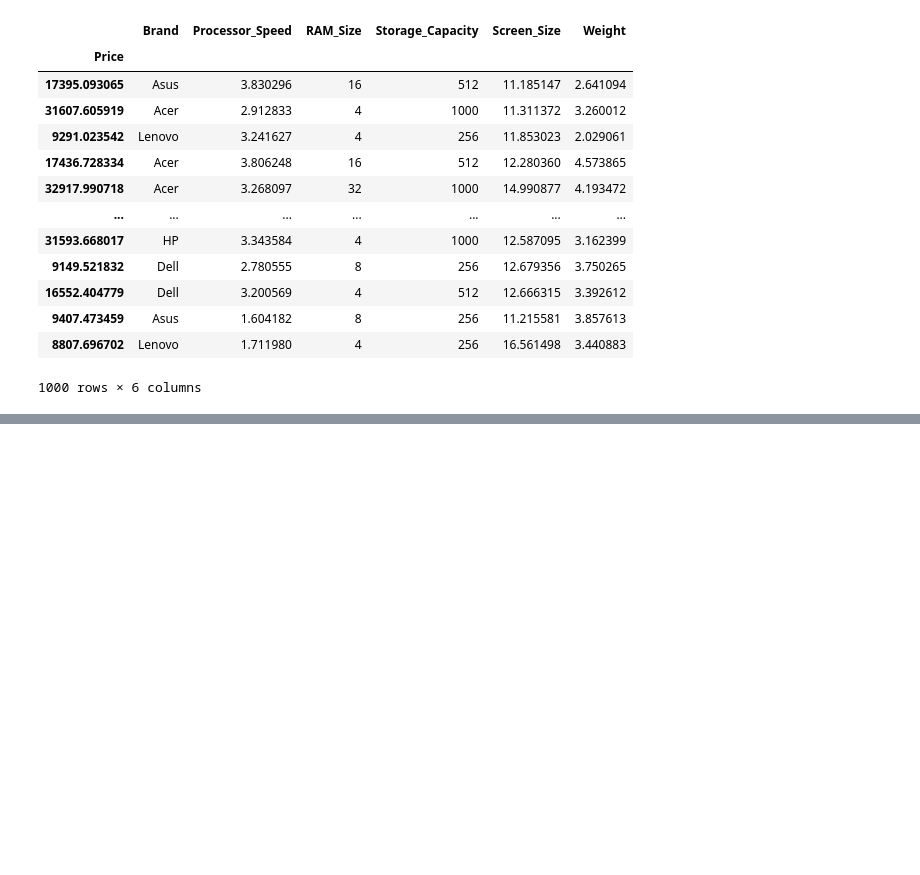
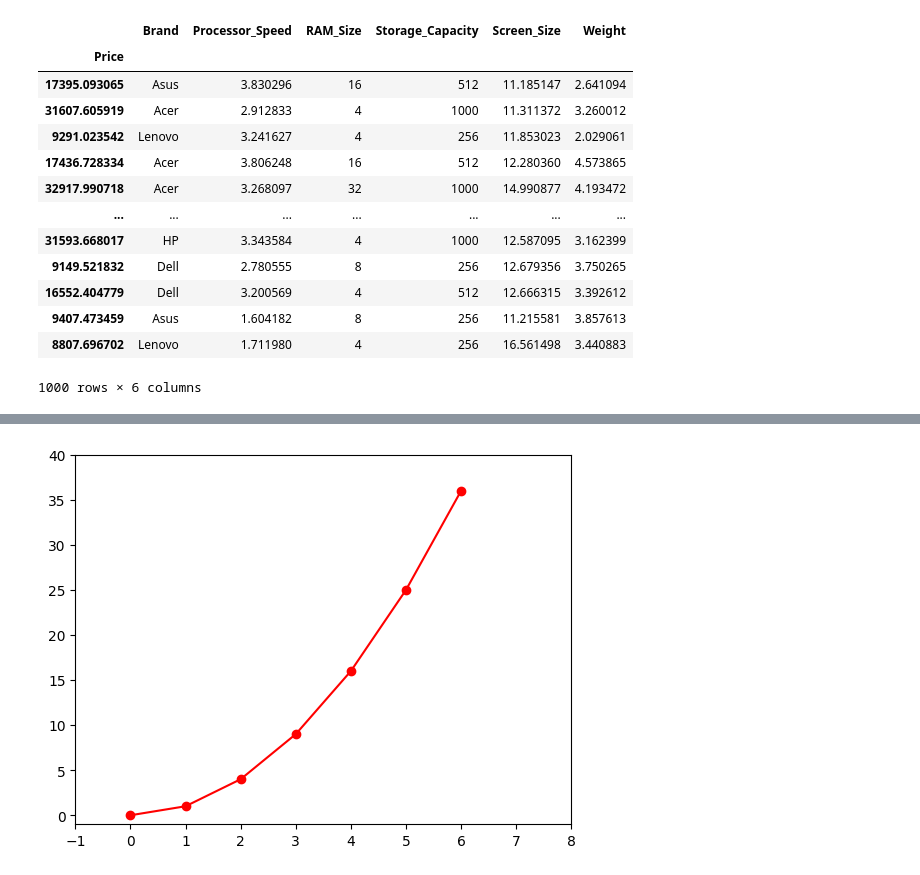
Before and after one commit to JedWojtowicz/MAD_SWPS_Jedrzej_Wojtowicz_3, a Jupyter notebook: MAD_JW_Projekt.ipynb, the cells around one changed output, grey strips where cells are left out. Saved outputs shown, nothing was run; the diff lists cells and outputs as text; code cells hidden in the pictures; blank space fills up the shorter version.

```diff
--- a/MAD_JW_Projekt.ipynb
+++ b/MAD_JW_Projekt.ipynb
@@ -153,0 +190,7 @@ laptop_new_idx
+# %%
+plt.plot([0, 1, 2, 3, 4, 5, 6], [0, 1, 4, 9, 16, 25, 36], 'ro-')
+plt.axis([-1, 8, -1, 40])
+
+plt.show()
+# %% [output]
+[figure, added]
```
Also changed, not shown: parts of 24 cells of this notebook.
